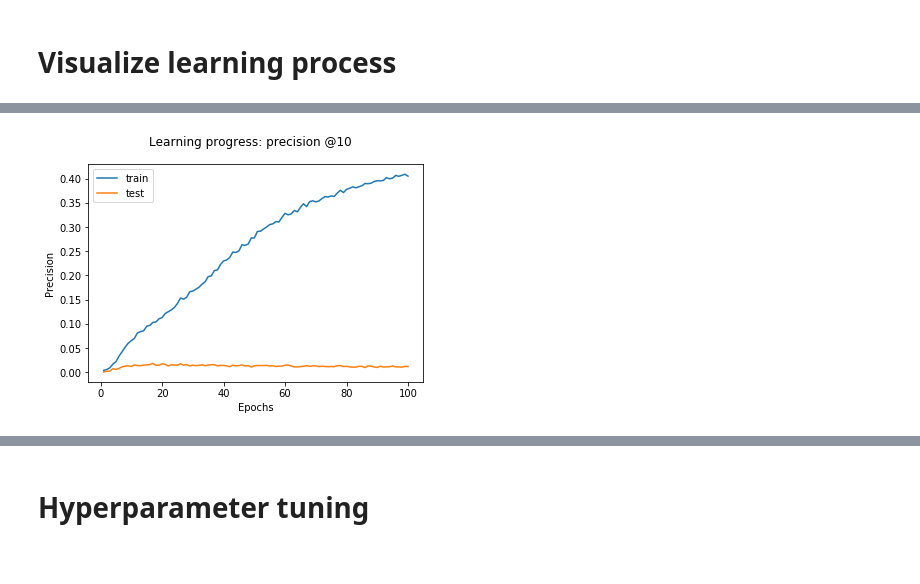
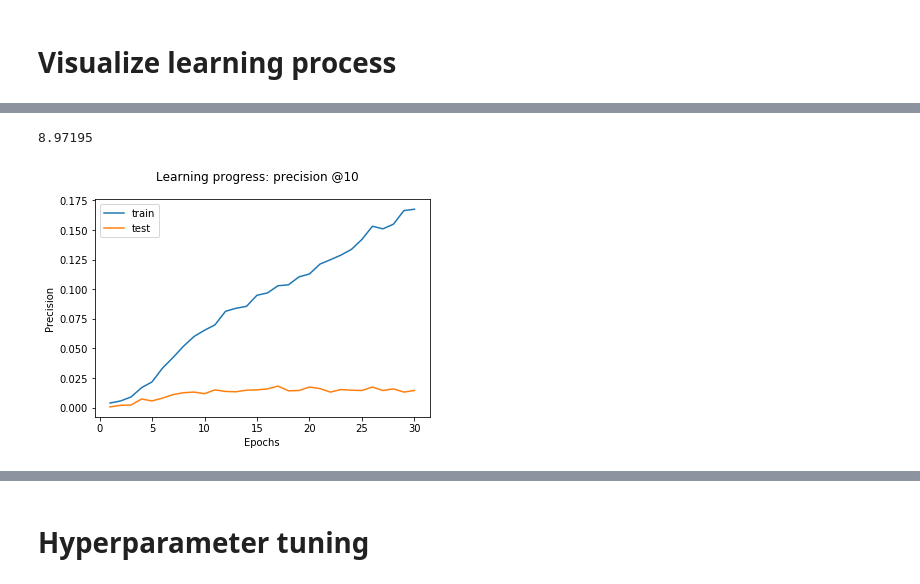
Before and after one commit to Konstantin-Orlovskiy/MSc-Project-Ecommerce, a Jupyter notebook: RetailRocket_Orgnl/Experimenting.ipynb, the cells around one changed output, grey strips where cells are left out. Saved outputs shown, nothing was run; the diff lists cells and outputs as text; code cells hidden in the pictures.

```diff
--- a/RetailRocket_Orgnl/Experimenting.ipynb
+++ b/RetailRocket_Orgnl/Experimenting.ipynb
@@ -889,3 +893,3 @@ def learning_vis_auc(train, test, item_features, epochs):
 # %%
-learning_vis_auc(train, test, item_features, 100)
+learning_vis_auc = learning_vis_auc(train, test, item_features, epochs=30)
 # %% [output]
@@ -896,6 +928,7 @@ def learning_vis_precision(train, test, item_features, k, epochs):
     stats = pd.DataFrame(columns = ['epochs', 'train_precision', 'test_precision', '@k' 'runtime_min'])
     model_hybrid = LightFM(no_components=100, loss='warp', random_state=2020)
 
+    total_runtime_min = 0
 
     for epoch in range(1,epochs+1):
 
@@ -919,6 +952,7 @@ def learning_vis_precision(train, test, item_features, k, epochs):
                                  k=k).mean()
 
         runtime_min = round((time.time()-start_time)/60, 6)
+        total_runtime_min += runtime_min
 
         stats = stats.append({
             'epochs': int(epoch),
@@ -937,3 +971,5 @@ def learning_vis_precision(train, test, item_features, k, epochs):
     axis.set_xlabel('Epochs')
     axis.set_ylabel('Precision')
     axis.legend()
+
+    return(figure, stats, total_runtime_min)
@@ -940,4 +1036,8 @@ def learning_vis_precision(train, test, item_features, k, epochs):
+# %%
+prec_at_5[2]
+# %% [output]
+8.97195
 # %%
-learning_vis_precision(train, test, item_features, k=10, epochs=100)
+prec_at_10 = learning_vis_precision(train, test, item_features, k=10, epochs=30)
 # %% [output]
-[figure, old version]
+[figure, new version]
```
Also changed, not shown: parts of 19 cells of this notebook, 1 other file.
